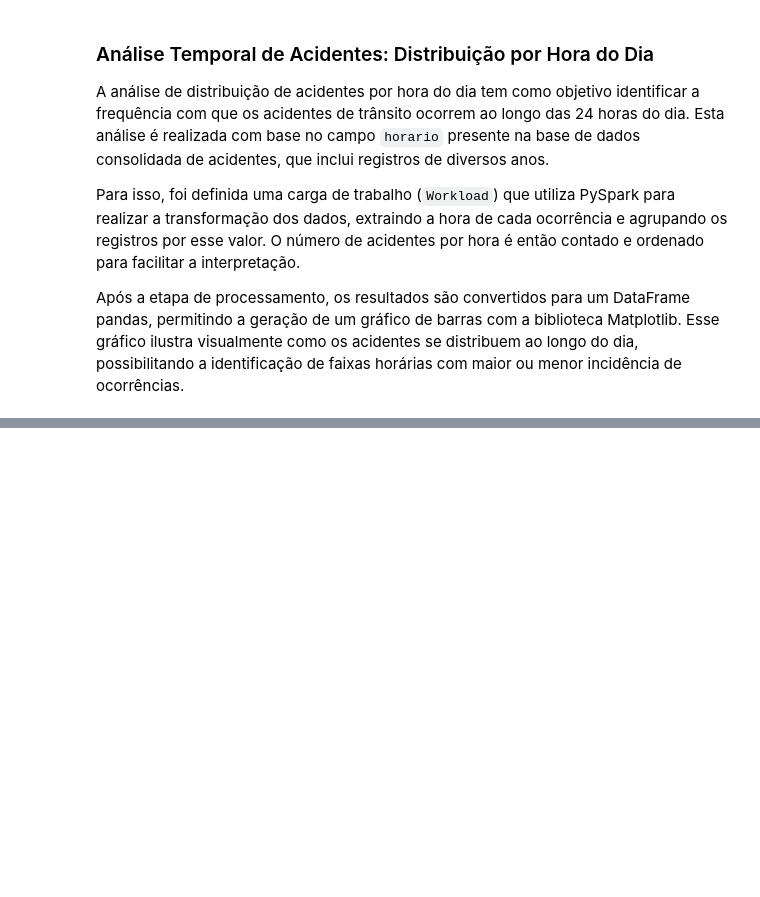
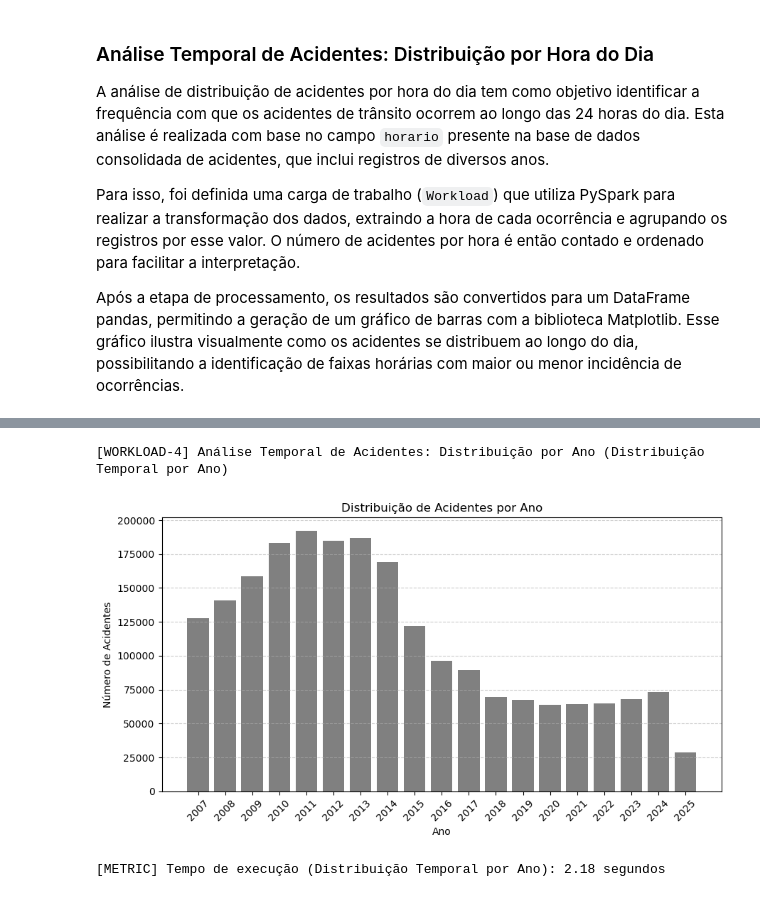
Before and after one commit to viniciusvdias/pdm, a Jupyter notebook: finalproject/20251/g8/src/notebook.ipynb, the cells around one changed output, grey strips where cells are left out. Cells and saved outputs as stored; diff of their text form; code cells hidden in the pictures; blank space fills up the shorter version.

```diff
--- a/finalproject/20251/g8/src/notebook.ipynb
+++ b/finalproject/20251/g8/src/notebook.ipynb
@@ -66,0 +172,15 @@ workload.run(df)
+# %%
+from utils.workload import Workload
+
+# Cria uma workload para distribuição por ano
+workload_temporal_hora = Workload(
+    name="Distribuição Temporal por Ano",
+    description="[WORKLOAD-4] Análise Temporal de Acidentes: Distribuição por Ano",
+    execute_fn=lambda df: analise_distribuicao_temporal(df, tipo="ano")
+)
+
+workload_temporal_hora.run(df_ocorrencias)
+# %% [output]
+[WORKLOAD-4] Análise Temporal de Acidentes: Distribuição por Ano (Distribuição Temporal por Ano)
+[figure, added]
+[METRIC] Tempo de execução (Distribuição Temporal por Ano): 2.18 segundos
```
Also changed, not shown: parts of 9 cells of this notebook.
